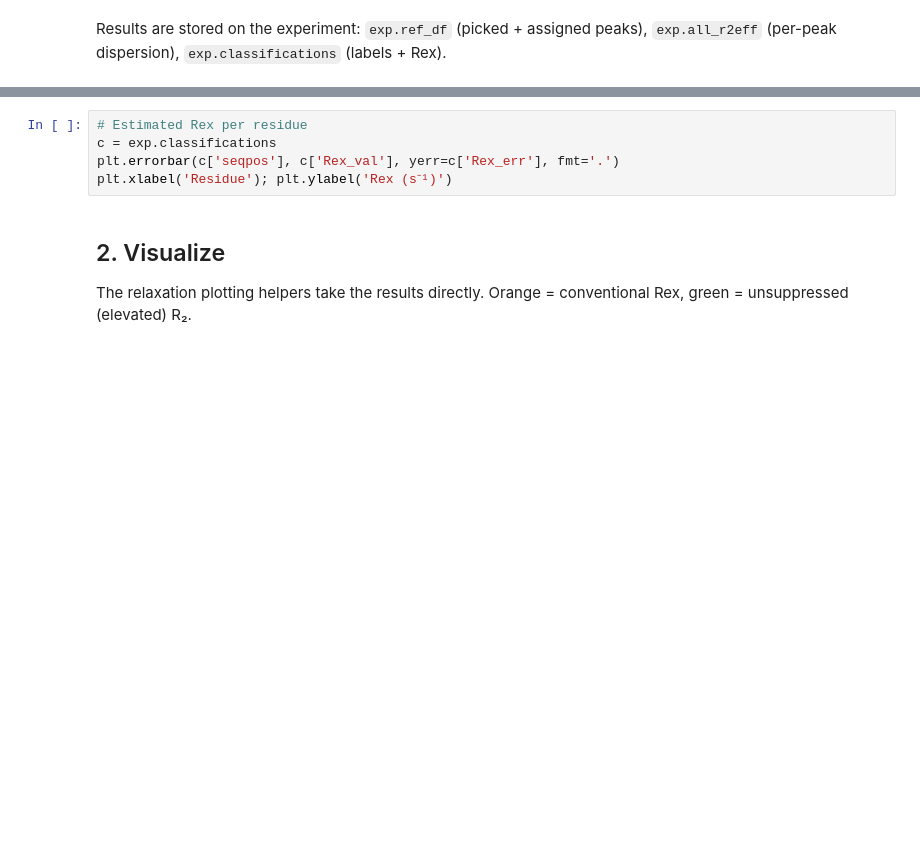
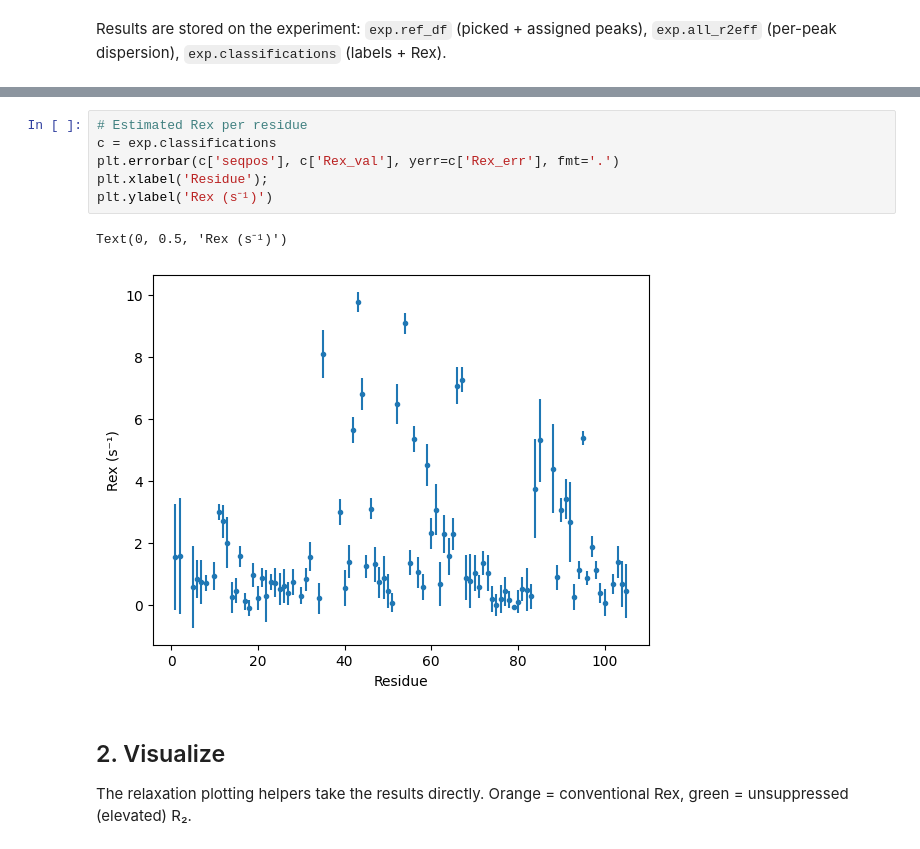
Before and after one commit to WaymentSteeleLab/makeshift, a Jupyter notebook: demos/cpmg_demo.ipynb, the cells around one changed output, grey strips where cells are left out. Saved outputs shown, nothing was run; the diff lists cells and outputs as text; blank space fills up the shorter version.

```diff
--- a/demos/cpmg_demo.ipynb
+++ b/demos/cpmg_demo.ipynb
@@ -27,8 +59,12 @@ exp.classifications.head()
 # %%
 # Estimated Rex per residue
 c = exp.classifications
 plt.errorbar(c['seqpos'], c['Rex_val'], yerr=c['Rex_err'], fmt='.')
-plt.xlabel('Residue'); plt.ylabel('Rex (s⁻¹)')
+plt.xlabel('Residue');
+plt.ylabel('Rex (s⁻¹)')
+# %% [output]
+Text(0, 0.5, 'Rex (s⁻¹)')
+[figure, added]
 # %% [markdown]
 ## 2. Visualize
 
```
Also changed, not shown: parts of 7 cells of this notebook, 6 other files.
